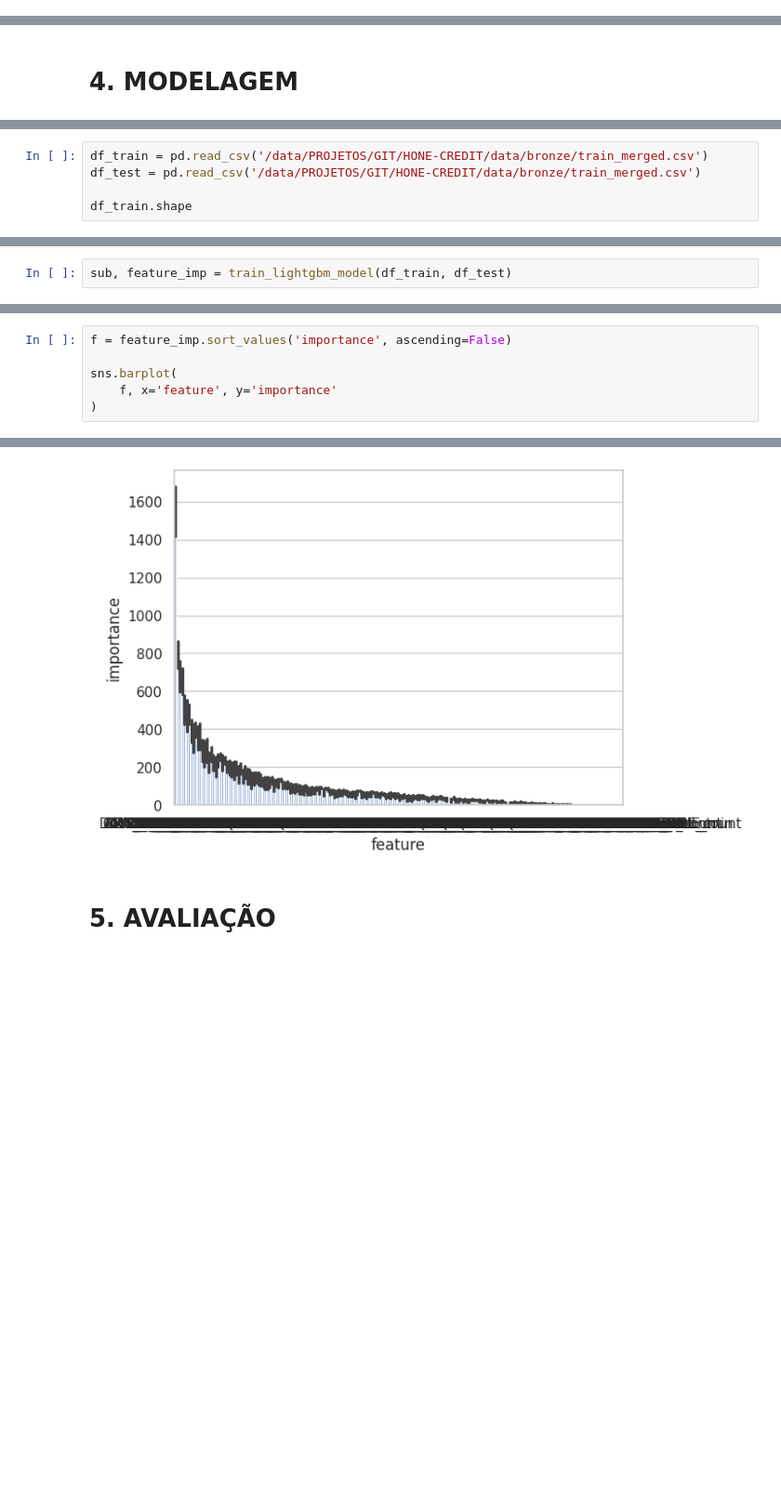
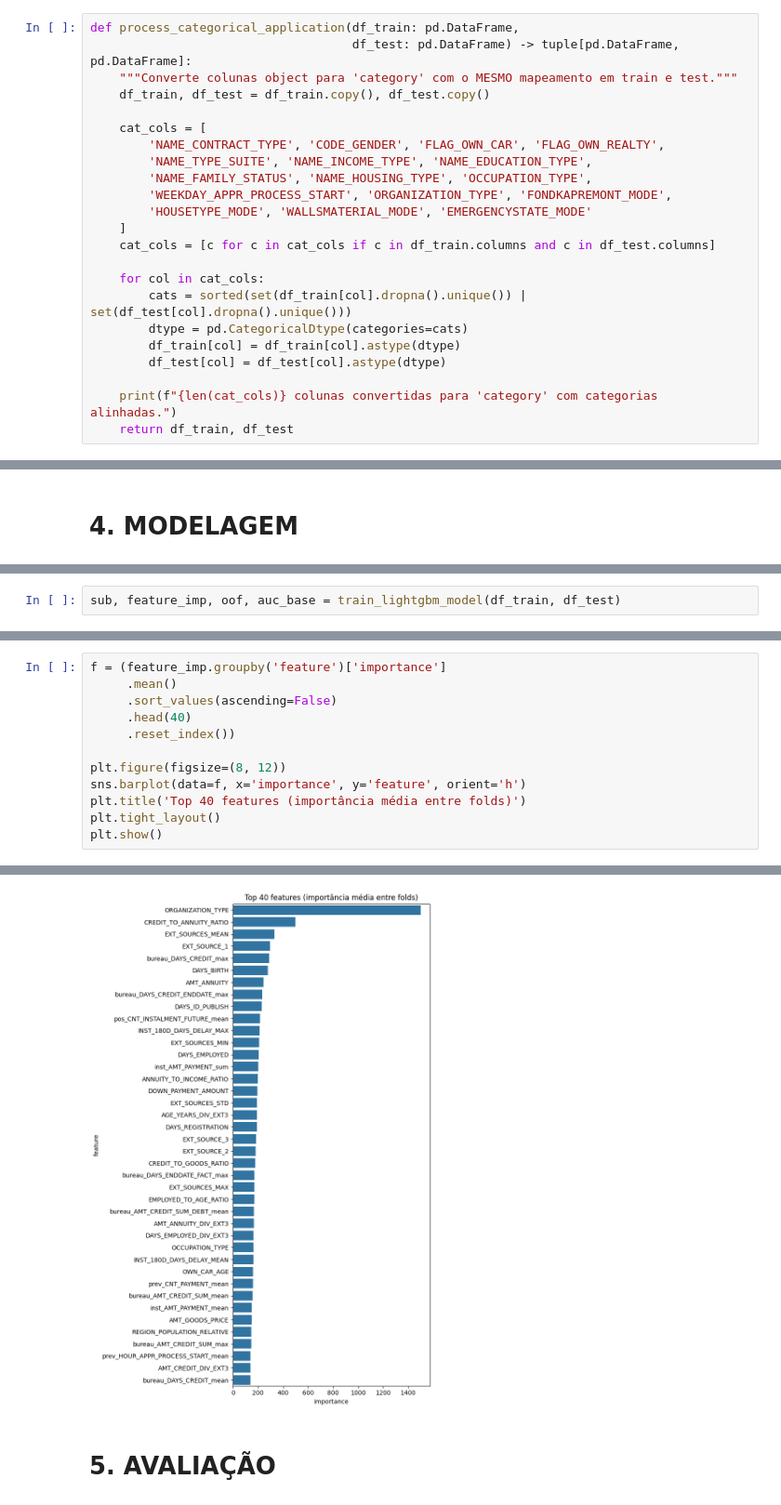
Before and after one commit to diogo-moitinho/Home-Credit-Default-Risk, a Jupyter notebook: notebooks/01.eda.ipynb, the cells around one changed output, grey strips where cells are left out. Shown at 93% size. Drawn from its saved outputs; the diff is of its cells as text; blank space fills up the shorter version.

```diff
--- a/notebooks/01.eda.ipynb
+++ b/notebooks/01.eda.ipynb
@@ -102,2 +73,25 @@ Length: 202, dtype: float64
+# %%
+def process_categorical_application(df_train: pd.DataFrame,
+                                    df_test: pd.DataFrame) -> tuple[pd.DataFrame, pd.DataFrame]:
+    """Converte colunas object para 'category' com o MESMO mapeamento em train e test."""
+    df_train, df_test = df_train.copy(), df_test.copy()
+
+    cat_cols = [
+        'NAME_CONTRACT_TYPE', 'CODE_GENDER', 'FLAG_OWN_CAR', 'FLAG_OWN_REALTY',
+        'NAME_TYPE_SUITE', 'NAME_INCOME_TYPE', 'NAME_EDUCATION_TYPE',
+        'NAME_FAMILY_STATUS', 'NAME_HOUSING_TYPE', 'OCCUPATION_TYPE',
+        'WEEKDAY_APPR_PROCESS_START', 'ORGANIZATION_TYPE', 'FONDKAPREMONT_MODE',
+        'HOUSETYPE_MODE', 'WALLSMATERIAL_MODE', 'EMERGENCYSTATE_MODE'
+    ]
+    cat_cols = [c for c in cat_cols if c in df_train.columns and c in df_test.columns]
+
+    for col in cat_cols:
+        cats = sorted(set(df_train[col].dropna().unique()) | set(df_test[col].dropna().unique()))
+        dtype = pd.CategoricalDtype(categories=cats)
+        df_train[col] = df_train[col].astype(dtype)
+        df_test[col] = df_test[col].astype(dtype)
+
+    print(f"{len(cat_cols)} colunas convertidas para 'category' com categorias alinhadas.")
+    return df_train, df_test
 # %%
 df_train, df_test = process_categorical_application(df_train, df_test)
@@ -196,5 +159,0 @@ def train_lightgbm_model(df_train: pd.DataFrame, df_test: pd.DataFrame):
-# %%
-df_train = pd.read_csv('/data/PROJETOS/GIT/HONE-CREDIT/data/bronze/train_merged.csv')
-df_test = pd.read_csv('/data/PROJETOS/GIT/HONE-CREDIT/data/bronze/train_merged.csv')
-
-df_train.shape
@@ -203,3 +160,3 @@ df_train.shape
 # %%
-sub, feature_imp = train_lightgbm_model(df_train, df_test)
+sub, feature_imp, oof, auc_base = train_lightgbm_model(df_train, df_test)
 # %% [output]
@@ -262,7 +183,13 @@ Arquivo de submissão salvo em: /data/PROJETOS/GIT/HONE-CREDIT/data/bronze/submi
 # %%
-f = feature_imp.sort_values('importance', ascending=False)
+f = (feature_imp.groupby('feature')['importance']
+     .mean()
+     .sort_values(ascending=False)
+     .head(40)
+     .reset_index())
 
-sns.barplot(
-    f, x='feature', y='importance'
-)
+plt.figure(figsize=(8, 12))
+sns.barplot(data=f, x='importance', y='feature', orient='h')
+plt.title('Top 40 features (importância média entre folds)')
+plt.tight_layout()
+plt.show()
 # %% [output]
@@ -270,4 +196,4 @@ sns.barplot(
-[figure, old version]
+[figure, new version]
 # %% [markdown]
 # **5. AVALIAÇÃO**
 # %%
```
Also changed, not shown: parts of 17 cells of this notebook, 3 other files.
